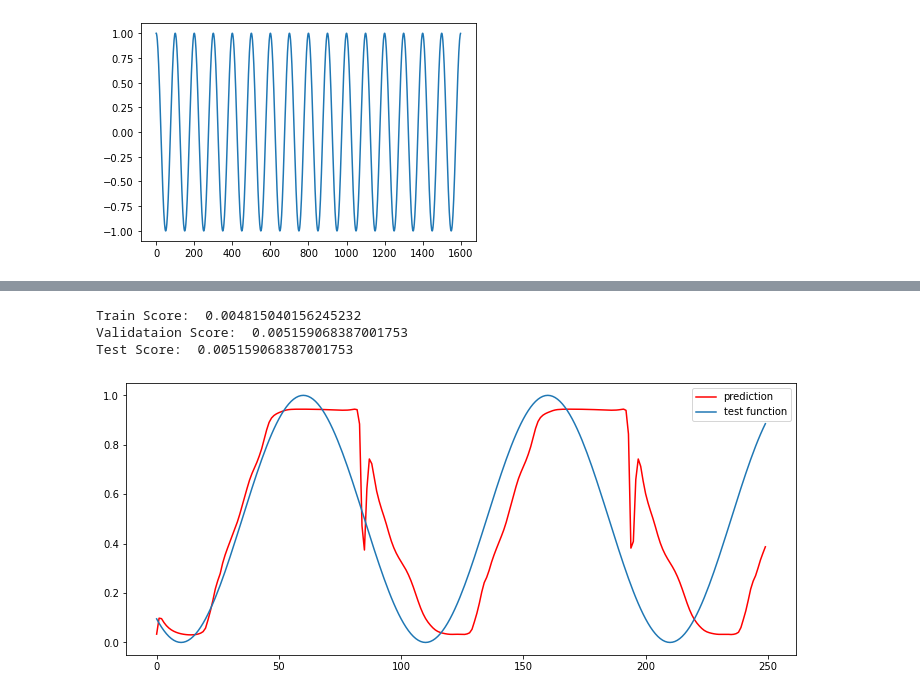
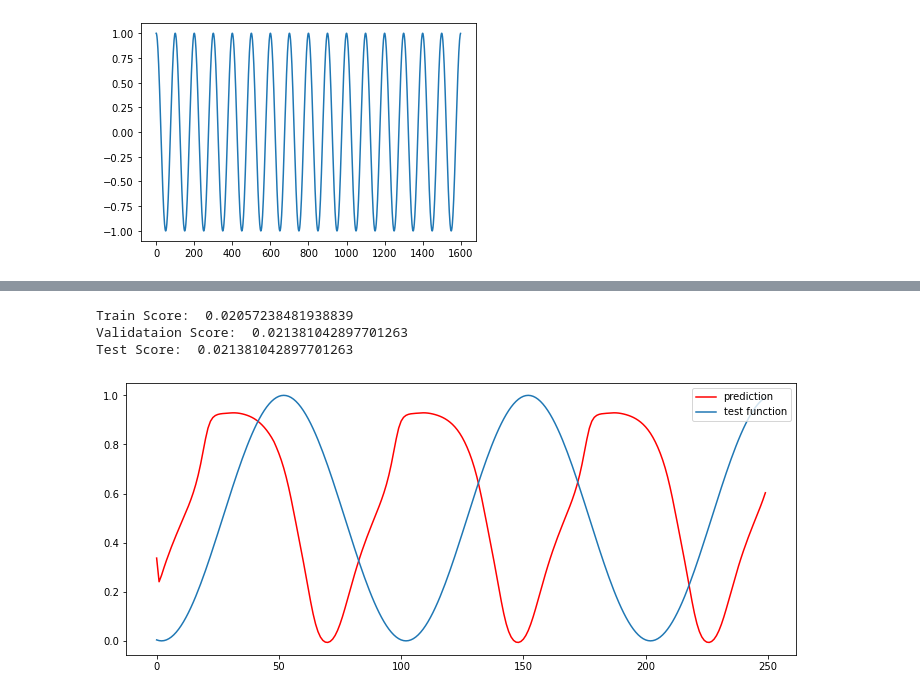
Before and after one commit to thinpig99/dacon-solarPanel, a Jupyter notebook: LSTM_TimeSeries.ipynb, the cells around one changed output, grey strips where cells are left out. Saved outputs shown, nothing was run; the diff lists cells and outputs as text; code cells hidden in the pictures.

```diff
--- a/LSTM_TimeSeries.ipynb
+++ b/LSTM_TimeSeries.ipynb
@@ -42,7 +58,7 @@ def create_dataset(signal_data, look_back=1):
         dataY.append(signal_data[i + look_back, 0])
     return np.array(dataX), np.array(dataY)
 # %%
-look_back = 5
+look_back = 48
 
 # 데이터셋 생성
 x_train, y_train = create_dataset(train, look_back)
@@ -99,9 +191,9 @@ class CustomHistory(keras.callbacks.Callback):
 
 custom_hist = CustomHistory()
 custom_hist.init()
-
-for i in range(20):
-    model.fit(x_train, y_train, epochs=1, batch_size=1, shuffle=False,
-              callbacks=[custom_hist], validation_data=(x_val, y_val))
-    model.reset_states()
+with tf.device('/cpu:0'):
+    for i in range(20):
+        model.fit(x_train, y_train, epochs=1, batch_size=1, shuffle=False,
+                  callbacks=[custom_hist], validation_data=(x_val, y_val))
+        model.reset_states()
 # %% [output]
@@ -125,32 +217,34 @@ WARNING: AutoGraph could not transform <function Model.make_test_function.<local
 # %%
 # 6. 모델 평가하기
-trainScore = model.evaluate(x_train, y_train, batch_size=1, verbose=0)
-model.reset_states()
-print('Train Score: ', trainScore)
-valScore = model.evaluate(x_val, y_val, batch_size=1, verbose=0)
-model.reset_states()
-print('Validataion Score: ', valScore)
-testScore = model.evaluate(x_test, y_test, batch_size=1, verbose=0)
-model.reset_states()
-print('Test Score: ', testScore)
+with tf.device('/cpu:0'):
+    trainScore = model.evaluate(x_train, y_train, batch_size=1, verbose=0)
+    model.reset_states()
+    print('Train Score: ', trainScore)
+    valScore = model.evaluate(x_val, y_val, batch_size=1, verbose=0)
+    model.reset_states()
+    print('Validataion Score: ', valScore)
+    testScore = model.evaluate(x_test, y_test, batch_size=1, verbose=0)
+    model.reset_states()
+    print('Test Score: ', testScore)
 # %% [output]
-Train Score:  0.004815040156245232
-Validataion Score:  0.005159068387001753
-Test Score:  0.005159068387001753
+Train Score:  0.02057238481938839
+Validataion Score:  0.021381042897701263
+Test Score:  0.021381042897701263
 # %%
 # 7. 모델 사용하기
-look_ahead = 250
-xhat = x_test[0]
-predictions = np.zeros((look_ahead,1))
-for i in range(look_ahead):
-    prediction = model.predict(np.array([xhat]), batch_size=1)
-    predictions[i] = prediction
-    xhat = np.vstack([xhat[1:],prediction])
+with tf.device('/cpu:0'):
+    look_ahead = 250
+    xhat = x_test[0]
+    predictions = np.zeros((look_ahead,1))
+    for i in range(look_ahead):
+        prediction = model.predict(np.array([xhat]), batch_size=1)
+        predictions[i] = prediction
+        xhat = np.vstack([xhat[1:],prediction])
 
-plt.figure(figsize=(12,5))
-plt.plot(np.arange(look_ahead),predictions,'r',label="prediction")
-plt.plot(np.arange(look_ahead),y_test[:look_ahead],label="test function")
-plt.legend()
-plt.show()
+    plt.figure(figsize=(12,5))
+    plt.plot(np.arange(look_ahead),predictions,'r',label="prediction")
+    plt.plot(np.arange(look_ahead),y_test[:look_ahead],label="test function")
+    plt.legend()
+    plt.show()
 # %% [output]
-[figure, old version]
+[figure, new version]
```
Also changed, not shown: parts of 14 cells of this notebook.
